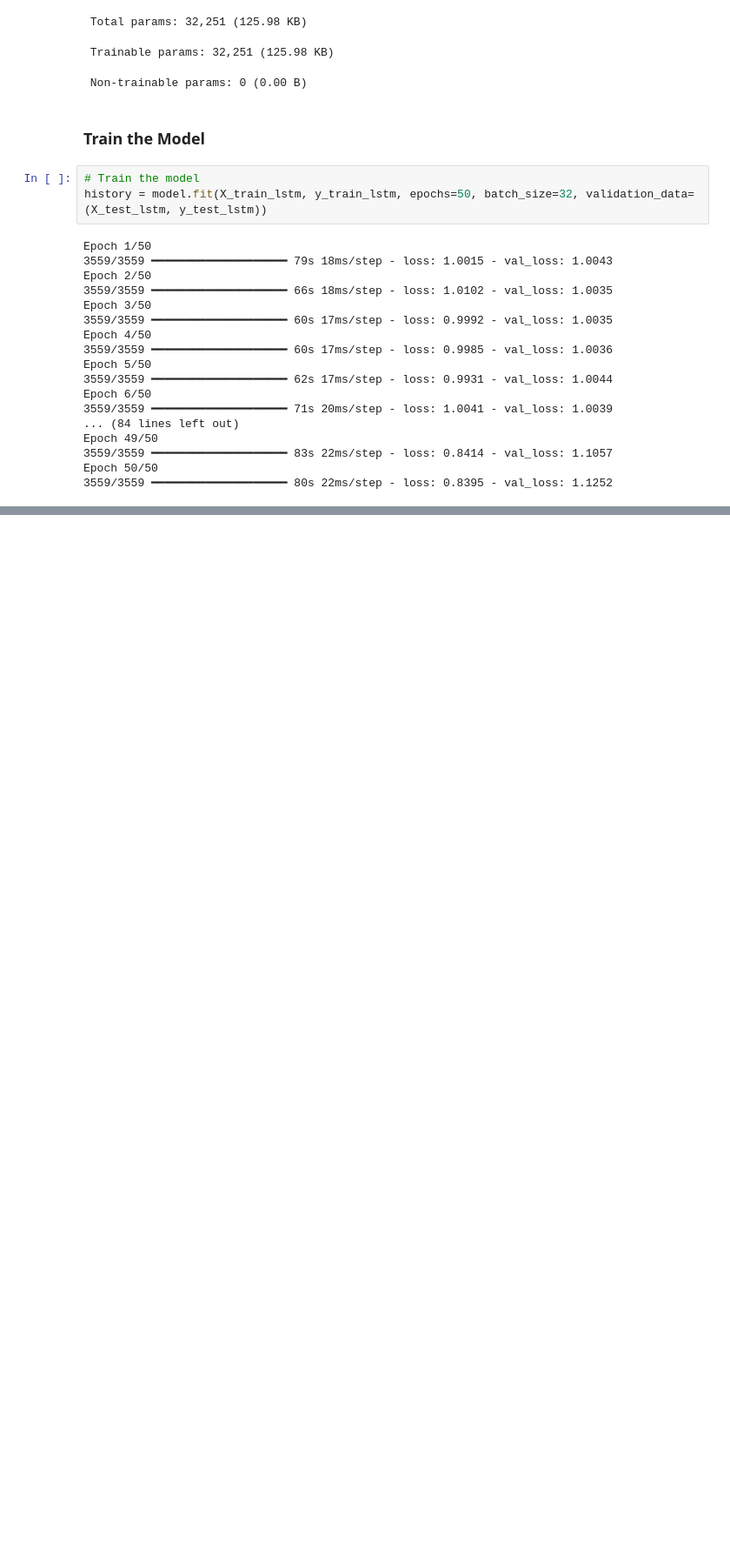
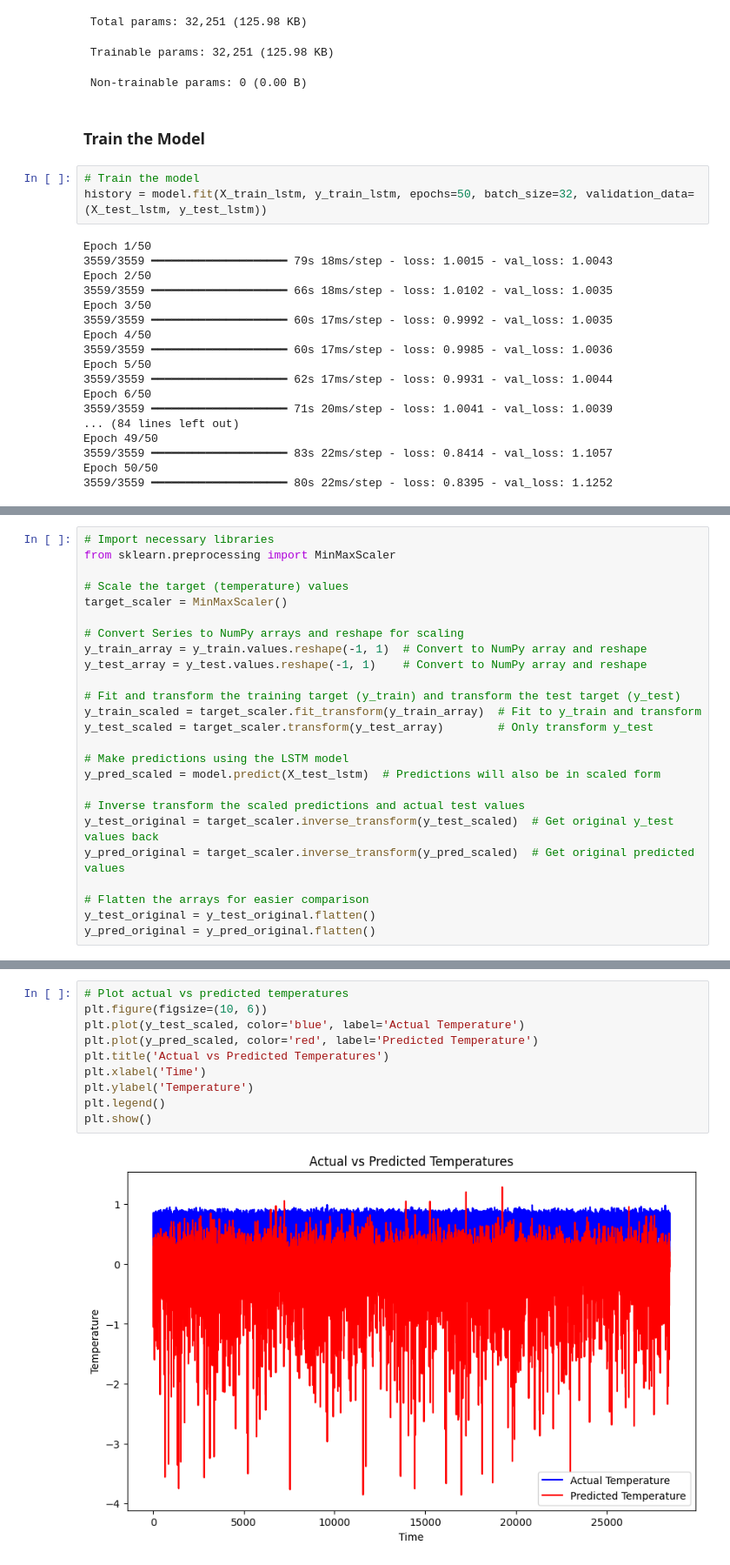
Before and after one commit to IT21271182/Deep-Learning-Project, a Jupyter notebook: IT21271182.ipynb, the cells around one changed output, grey strips where cells are left out. Shown at 87% size. Drawn from its saved outputs; the diff is of its cells as text; blank space fills up the shorter version.

```diff
--- a/IT21271182.ipynb
+++ b/IT21271182.ipynb
@@ -335,0 +354,25 @@ Epoch 50/50
+# %%
+# Import necessary libraries
+from sklearn.preprocessing import MinMaxScaler
+
+# Scale the target (temperature) values
+target_scaler = MinMaxScaler()
+
+# Convert Series to NumPy arrays and reshape for scaling
+y_train_array = y_train.values.reshape(-1, 1)  # Convert to NumPy array and reshape
+y_test_array = y_test.values.reshape(-1, 1)    # Convert to NumPy array and reshape
+
+# Fit and transform the training target (y_train) and transform the test target (y_test)
+y_train_scaled = target_scaler.fit_transform(y_train_array)  # Fit to y_train and transform
+y_test_scaled = target_scaler.transform(y_test_array)        # Only transform y_test
+
+# Make predictions using the LSTM model
+y_pred_scaled = model.predict(X_test_lstm)  # Predictions will also be in scaled form
+
+# Inverse transform the scaled predictions and actual test values
+y_test_original = target_scaler.inverse_transform(y_test_scaled)  # Get original y_test values back
+y_pred_original = target_scaler.inverse_transform(y_pred_scaled)  # Get original predicted values
+
+# Flatten the arrays for easier comparison
+y_test_original = y_test_original.flatten()
+y_pred_original = y_pred_original.flatten()
@@ -335,0 +383,12 @@ Epoch 50/50
+# %%
+# Plot actual vs predicted temperatures
+plt.figure(figsize=(10, 6))
+plt.plot(y_test_scaled, color='blue', label='Actual Temperature')
+plt.plot(y_pred_scaled, color='red', label='Predicted Temperature')
+plt.title('Actual vs Predicted Temperatures')
+plt.xlabel('Time')
+plt.ylabel('Temperature')
+plt.legend()
+plt.show()
+# %% [output]
+[figure, added]
```
Also changed, not shown: parts of 6 cells of this notebook.
